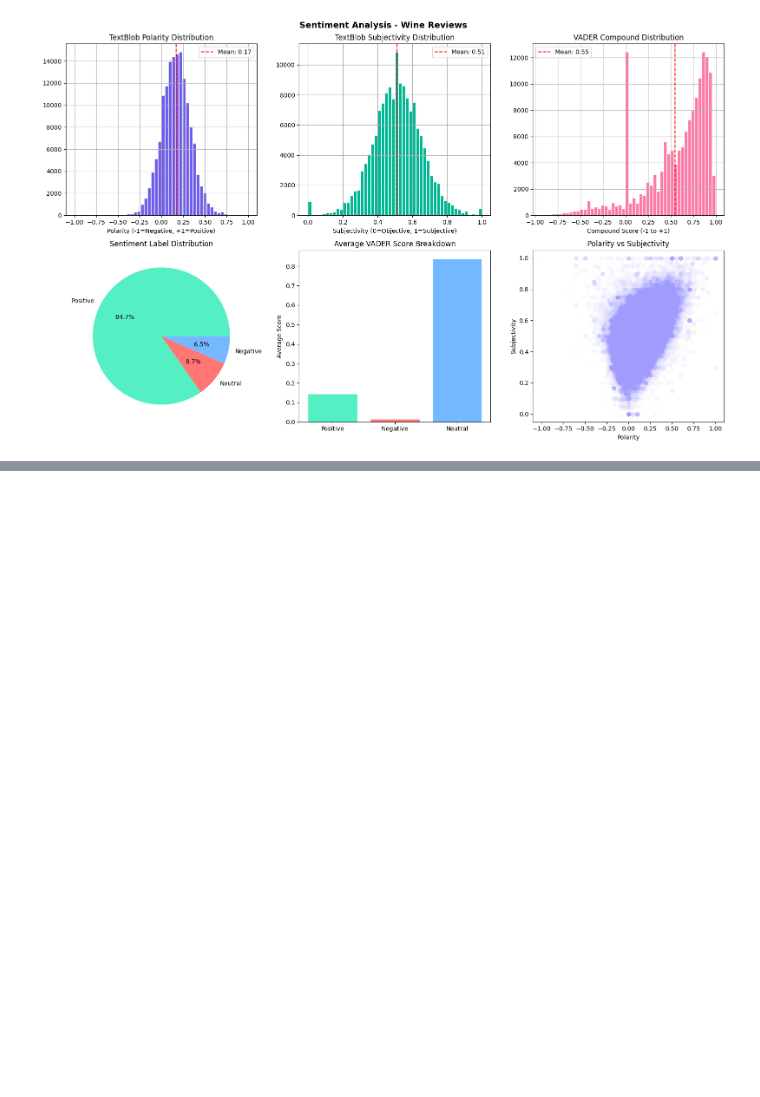
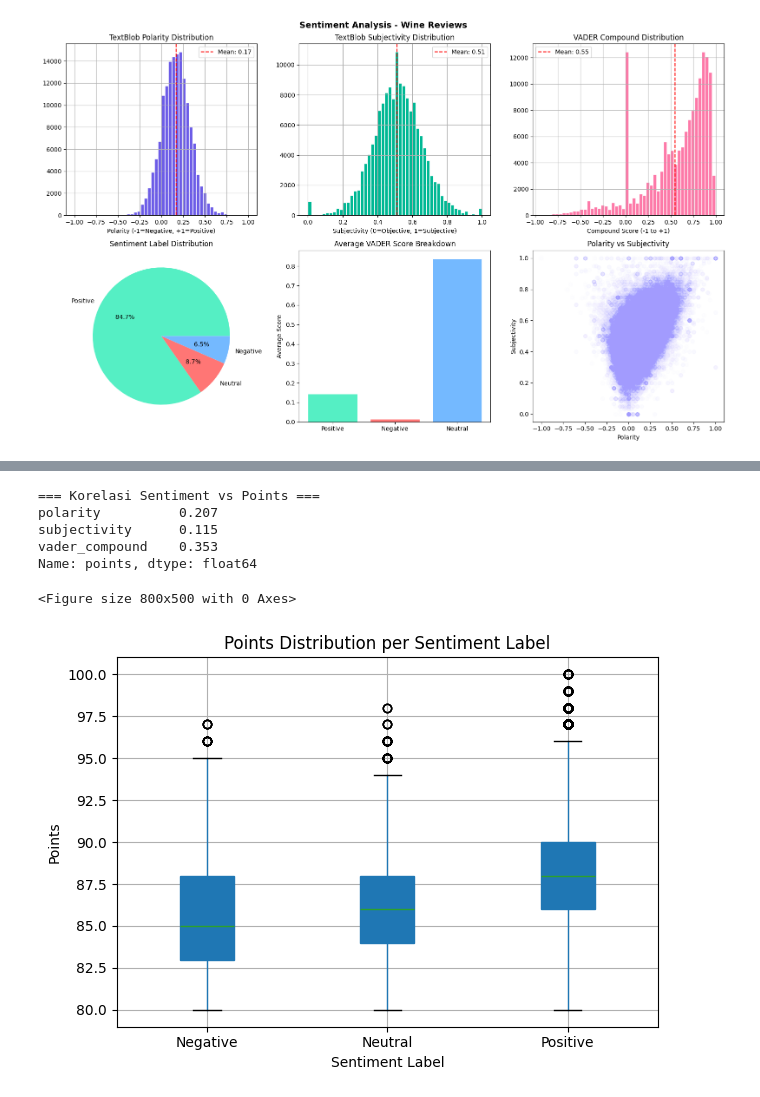
Before and after one commit to zakzakzak/dataScience, a Jupyter notebook: wine-reviews-description-nlp-analysis.ipynb, the cells around one changed output, grey strips where cells are left out. Saved outputs shown, nothing was run; the diff lists cells and outputs as text; code cells hidden in the pictures; blank space fills up the shorter version.

```diff
--- a/wine-reviews-description-nlp-analysis.ipynb
+++ b/wine-reviews-description-nlp-analysis.ipynb
@@ -382,0 +384,26 @@ plt.show()
+# %%
+# Gabungkan dengan df asli untuk lihat korelasi dengan points
+df_sentiment = df.join(desc[["polarity", "subjectivity", "vader_compound", "sentiment_label"]])
+
+print("\n=== Korelasi Sentiment vs Points ===")
+corr_cols = ["polarity", "subjectivity", "vader_compound", "points"]
+print(df_sentiment[corr_cols].corr()["points"].drop("points").round(3))
+
+# Boxplot points per sentiment label
+plt.figure(figsize=(8, 5))
+df_sentiment.boxplot(column="points", by="sentiment_label",
+                     patch_artist=True)
+plt.suptitle("")
+plt.title("Points Distribution per Sentiment Label")
+plt.xlabel("Sentiment Label")
+plt.ylabel("Points")
+plt.tight_layout()
+plt.show()
+# %% [output]
+=== Korelasi Sentiment vs Points ===
+polarity          0.207
+subjectivity      0.115
+vader_compound    0.353
+Name: points, dtype: float64
+<Figure size 800x500 with 0 Axes>
+[figure, added]
```
Also changed, not shown: parts of 15 cells of this notebook.
